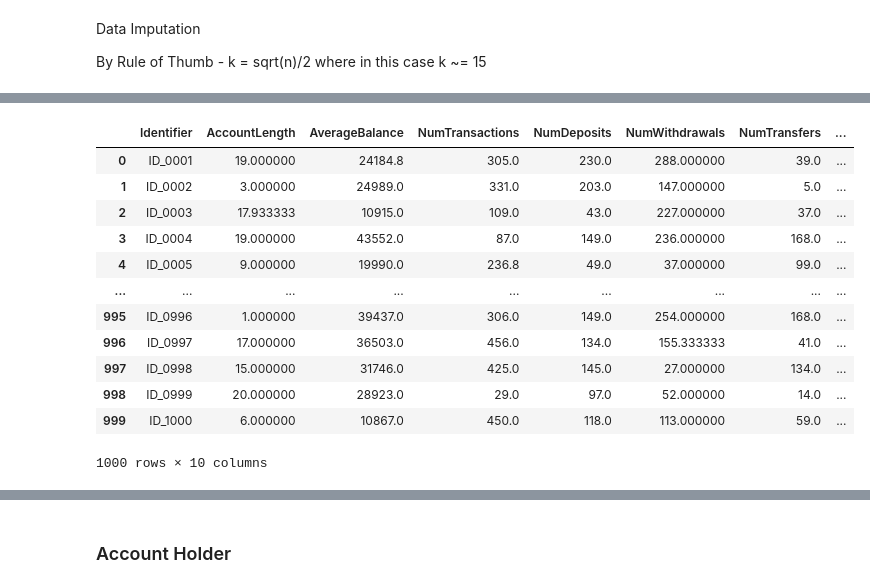
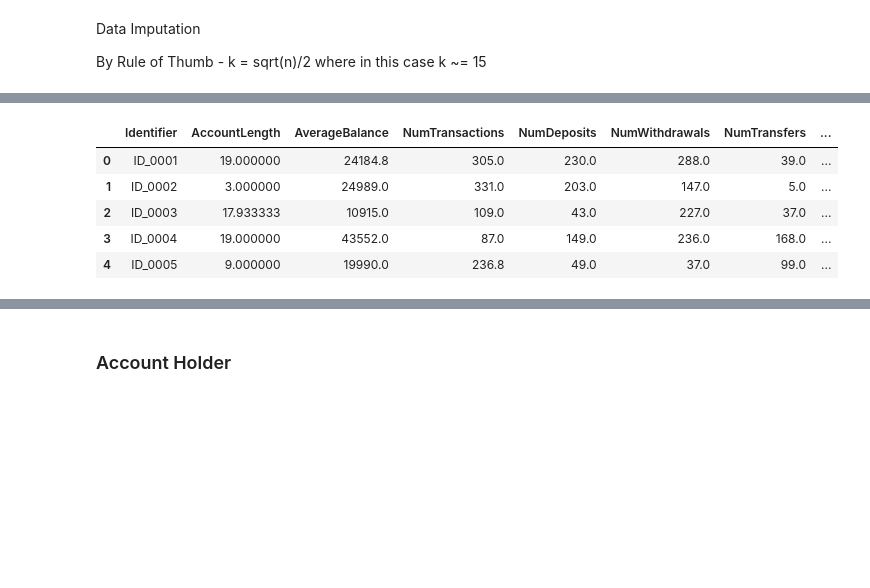
Before and after one commit to valooi/experianlivechallenge, a Jupyter notebook: data_exploration.ipynb, the cells around one changed output, grey strips where cells are left out. Cells and saved outputs as stored; diff of their text form; code cells hidden in the pictures; blank space fills up the shorter version.

```diff
--- a/data_exploration.ipynb
+++ b/data_exploration.ipynb
@@ -162,18 +155,11 @@ acc_data_imputed
 # %%
 acc_data_final = pd.concat([acc_data['Identifier'], acc_data_imputed], axis=1)
 # %%
-acc_data_final
+acc_data_final.head()
 # %% [output]
 |  | Identifier | AccountLength | AverageBalance | NumTransactions | NumDeposits | NumWithdrawals | NumTransfers | ... |
-| 0 | ID_0001 | 19.000000 | 24184.8 | 305.0 | 230.0 | 288.000000 | 39.0 | ... |
-| 1 | ID_0002 | 3.000000 | 24989.0 | 331.0 | 203.0 | 147.000000 | 5.0 | ... |
-| 2 | ID_0003 | 17.933333 | 10915.0 | 109.0 | 43.0 | 227.000000 | 37.0 | ... |
-| 3 | ID_0004 | 19.000000 | 43552.0 | 87.0 | 149.0 | 236.000000 | 168.0 | ... |
-| 4 | ID_0005 | 9.000000 | 19990.0 | 236.8 | 49.0 | 37.000000 | 99.0 | ... |
-| ... | ... | ... | ... | ... | ... | ... | ... | ... |
-| 995 | ID_0996 | 1.000000 | 39437.0 | 306.0 | 149.0 | 254.000000 | 168.0 | ... |
-| 996 | ID_0997 | 17.000000 | 36503.0 | 456.0 | 134.0 | 155.333333 | 41.0 | ... |
-| 997 | ID_0998 | 15.000000 | 31746.0 | 425.0 | 145.0 | 27.000000 | 134.0 | ... |
-| 998 | ID_0999 | 20.000000 | 28923.0 | 29.0 | 97.0 | 52.000000 | 14.0 | ... |
-| 999 | ID_1000 | 6.000000 | 10867.0 | 450.0 | 118.0 | 113.000000 | 59.0 | ... |
+| 0 | ID_0001 | 19.000000 | 24184.8 | 305.0 | 230.0 | 288.0 | 39.0 | ... |
+| 1 | ID_0002 | 3.000000 | 24989.0 | 331.0 | 203.0 | 147.0 | 5.0 | ... |
+| 2 | ID_0003 | 17.933333 | 10915.0 | 109.0 | 43.0 | 227.0 | 37.0 | ... |
+| 3 | ID_0004 | 19.000000 | 43552.0 | 87.0 | 149.0 | 236.0 | 168.0 | ... |
+| 4 | ID_0005 | 9.000000 | 19990.0 | 236.8 | 49.0 | 37.0 | 99.0 | ... |
-1000 rows × 10 columns
```
Also changed, not shown: parts of 7 cells of this notebook.
